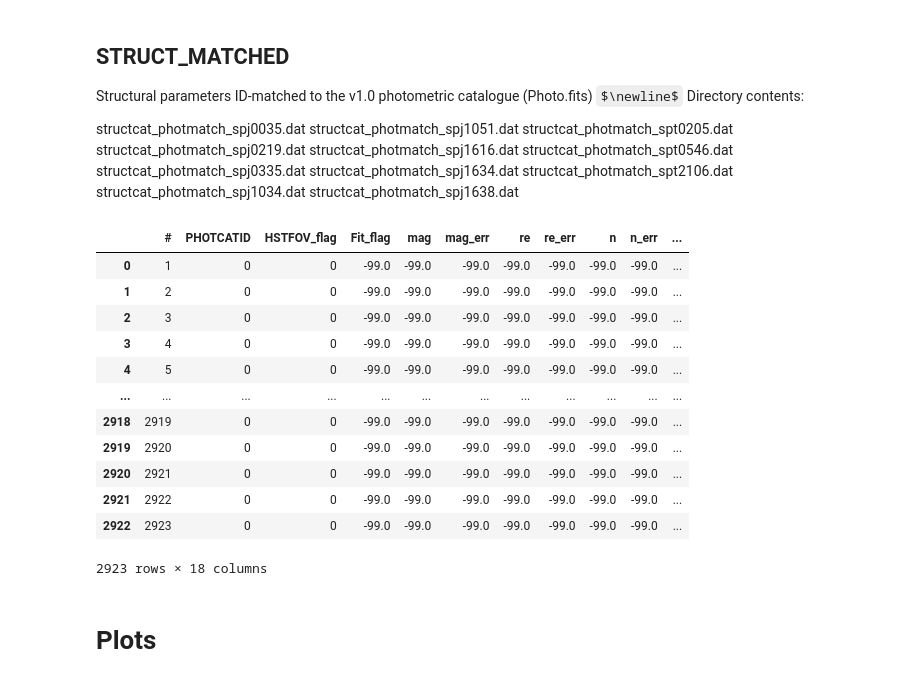
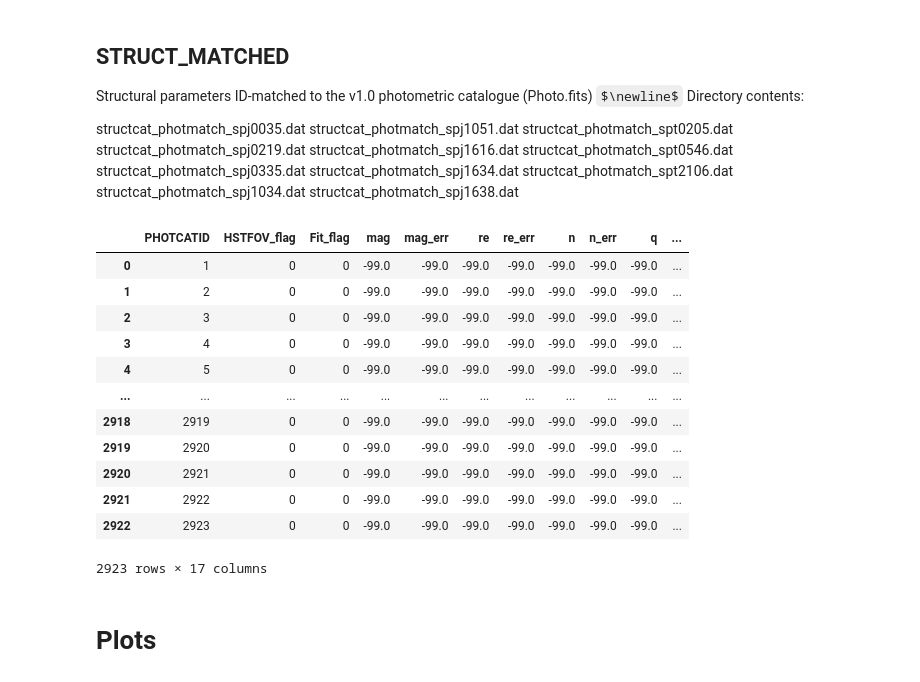
Before and after one commit to FreemanSpray/GOGREEN-Research, a Jupyter notebook: Code/myDataAnalysis.ipynb, the cells around one changed output. Cells and saved outputs as stored; diff of their text form; code cells hidden in the pictures; some formulas as TeX source.

```diff
--- a/Code/myDataAnalysis.ipynb
+++ b/Code/myDataAnalysis.ipynb
@@ -166,11 +166,13 @@ structcat_photmatch_spj1034.dat  structcat_photmatch_spj1638.dat
 # %%
 structMatchSPT2106file = structMatchdir + 'structcat_photmatch_' + targetCluster + '.dat'
 
-structMatchSPT2106_table = pd.read_csv(structMatchSPT2106file, sep='\s+', engine='python', header=1)
+#the headers line is to resolve an issue stemming from a comment at the top of the .dat file
+headers = pd.read_csv(structMatchSPT2106file, delim_whitespace=True, nrows=0, skiprows=1).columns[1:]
+structMatchSPT2106_table = pd.read_csv(structMatchSPT2106file, sep='\s+', engine='python', header=None, skiprows=2, names=headers)
 
-structMatchSPT2106_table
+display(structMatchSPT2106_table)
 # %% [output]
-|  | # | PHOTCATID | HSTFOV_flag | Fit_flag | mag | mag_err | re | re_err | n | n_err | ... |
+|  | PHOTCATID | HSTFOV_flag | Fit_flag | mag | mag_err | re | re_err | n | n_err | q | ... |
 | 0 | 1 | 0 | 0 | -99.0 | -99.0 | -99.0 | -99.0 | -99.0 | -99.0 | -99.0 | ... |
 | 1 | 2 | 0 | 0 | -99.0 | -99.0 | -99.0 | -99.0 | -99.0 | -99.0 | -99.0 | ... |
 | 2 | 3 | 0 | 0 | -99.0 | -99.0 | -99.0 | -99.0 | -99.0 | -99.0 | -99.0 | ... |
@@ -182,7 +184,7 @@ structMatchSPT2106_table
 | 2920 | 2921 | 0 | 0 | -99.0 | -99.0 | -99.0 | -99.0 | -99.0 | -99.0 | -99.0 | ... |
 | 2921 | 2922 | 0 | 0 | -99.0 | -99.0 | -99.0 | -99.0 | -99.0 | -99.0 | -99.0 | ... |
 | 2922 | 2923 | 0 | 0 | -99.0 | -99.0 | -99.0 | -99.0 | -99.0 | -99.0 | -99.0 | ... |
-2923 rows × 18 columns
+2923 rows × 17 columns
 # %% [markdown]
 # Plots
 # %% [markdown]
```
Also changed, not shown: parts of 17 cells of this notebook, 1 other file.
